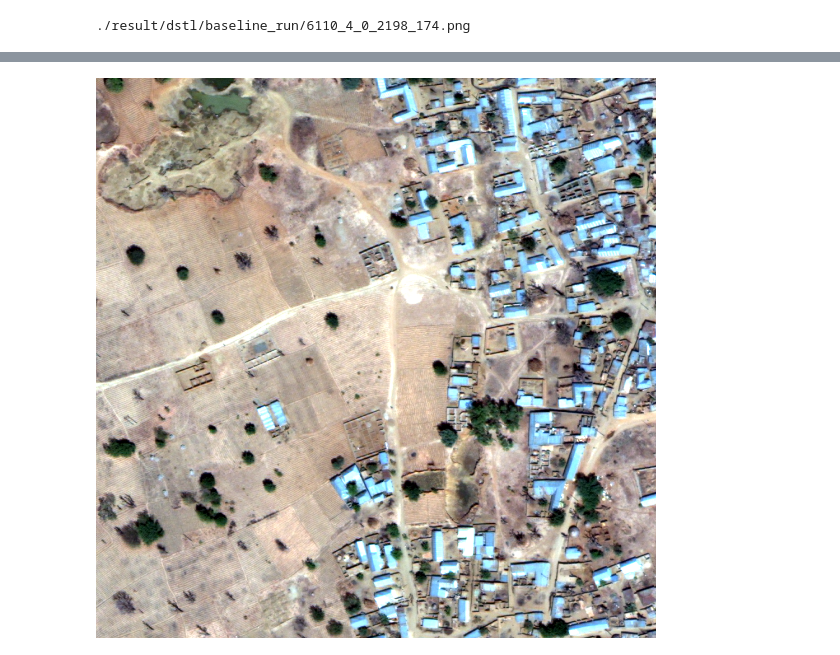
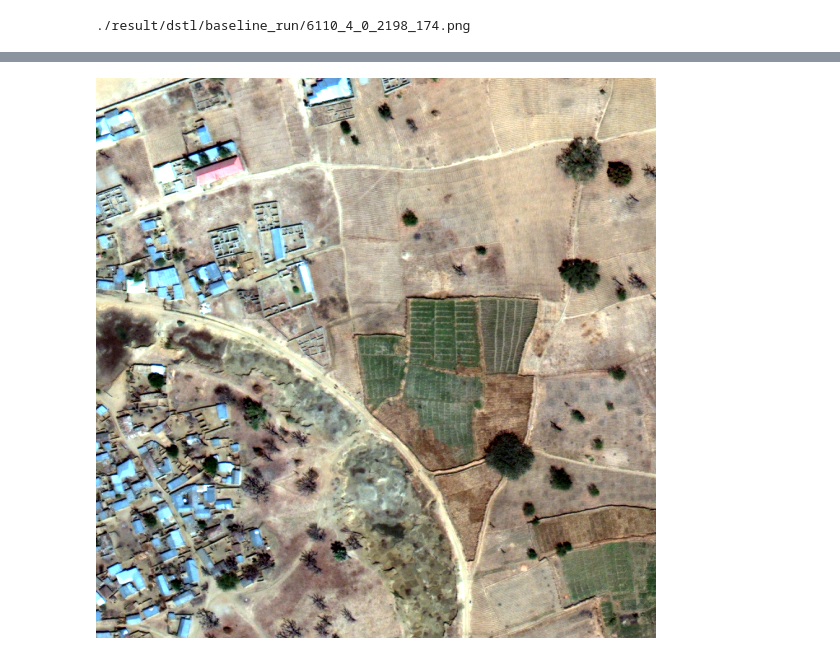
Before and after one commit to josdo/asda, a Jupyter notebook: test_evaluate_dstl.ipynb, the cells around one changed output, grey strips where cells are left out. Cells and saved outputs as stored; diff of their text form; code cells hidden in the pictures.

```diff
--- a/test_evaluate_dstl.ipynb
+++ b/test_evaluate_dstl.ipynb
@@ -59,4 +68,4 @@ plt.imshow(label)
 # %%
-Image.open('./data/dstl/imgs/6110_4_0_2198_174.png')
+Image.open('./data/dstl/imgs/6110_3_1_1198_2174.png')
 # %% [output]
-[figure, old version]
+[figure, new version]
```
Also changed, not shown: parts of 6 cells of this notebook, 6 other files.
